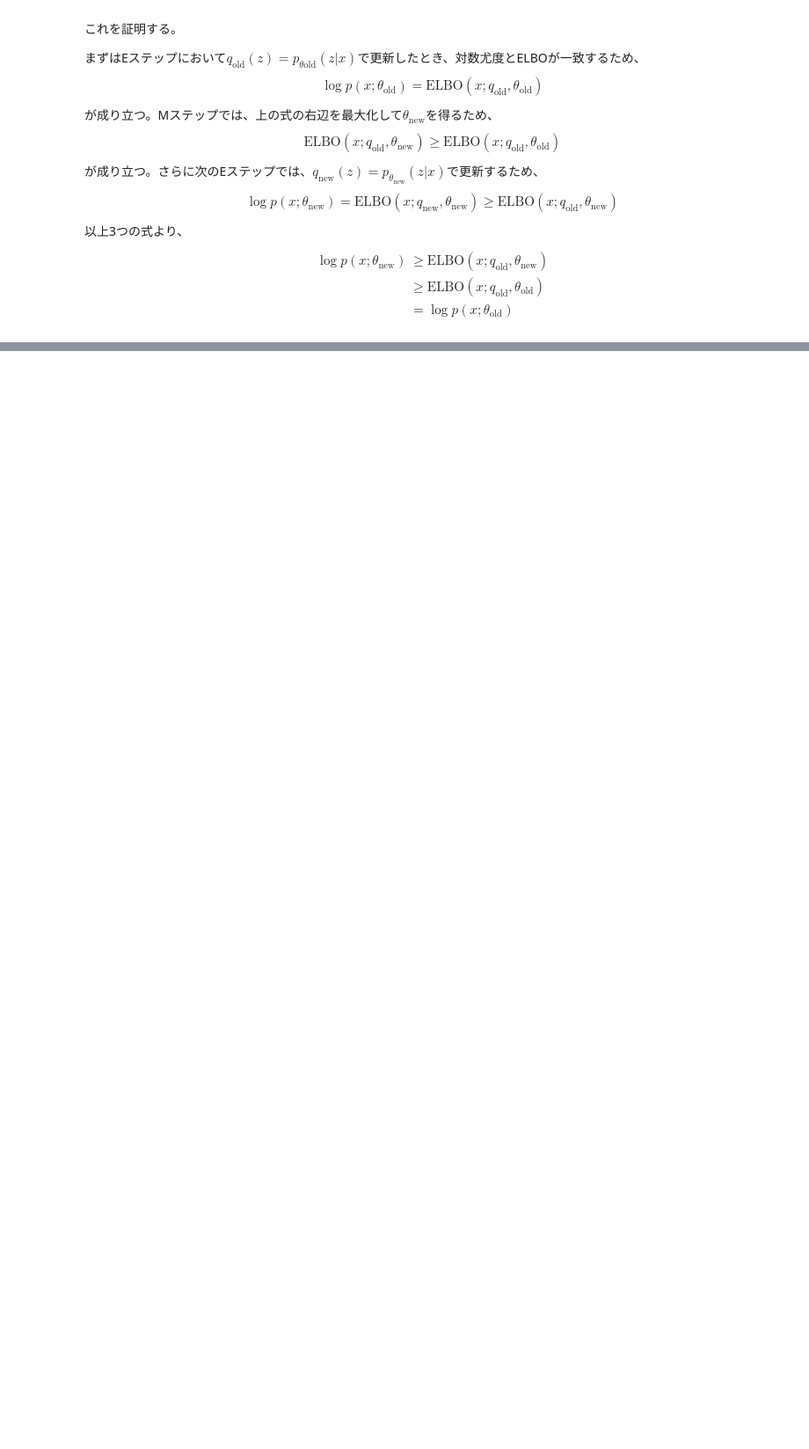
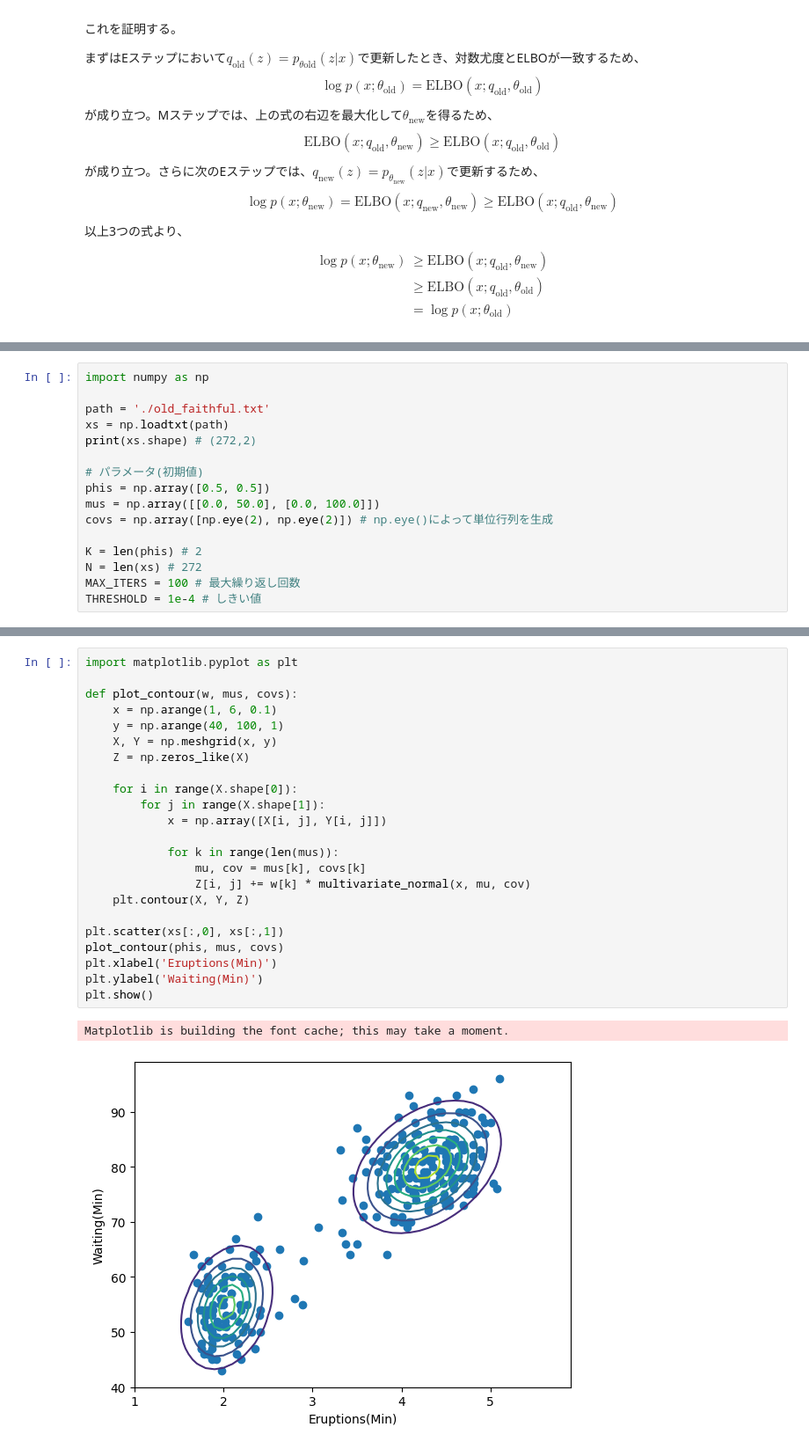
Before and after one commit to msdsm/oreilly-deeplearning-5, a Jupyter notebook: 05/05.ipynb, the cells around one changed output, grey strips where cells are left out. Shown at 88% size. Saved outputs shown, nothing was run; the diff lists cells and outputs as text; blank space fills up the shorter version.

```diff
--- a/05/05.ipynb
+++ b/05/05.ipynb
@@ -220,0 +248,16 @@ $$
+# %%
+import numpy as np
+
+path = './old_faithful.txt'
+xs = np.loadtxt(path)
+print(xs.shape) # (272,2)
+
+# パラメータ(初期値)
+phis = np.array([0.5, 0.5])
+mus = np.array([[0.0, 50.0], [0.0, 100.0]])
+covs = np.array([np.eye(2), np.eye(2)]) # np.eye()によって単位行列を生成
+
+K = len(phis) # 2
+N = len(xs) # 272
+MAX_ITERS = 100 # 最大繰り返し回数
+THRESHOLD = 1e-4 # しきい値
@@ -220,0 +349,26 @@ $$
+# %%
+import matplotlib.pyplot as plt
+
+def plot_contour(w, mus, covs):
+    x = np.arange(1, 6, 0.1)
+    y = np.arange(40, 100, 1)
+    X, Y = np.meshgrid(x, y)
+    Z = np.zeros_like(X)
+
+    for i in range(X.shape[0]):
+        for j in range(X.shape[1]):
+            x = np.array([X[i, j], Y[i, j]])
+
+            for k in range(len(mus)):
+                mu, cov = mus[k], covs[k]
+                Z[i, j] += w[k] * multivariate_normal(x, mu, cov)
+    plt.contour(X, Y, Z)
+
+plt.scatter(xs[:,0], xs[:,1])
+plot_contour(phis, mus, covs)
+plt.xlabel('Eruptions(Min)')
+plt.ylabel('Waiting(Min)')
+plt.show()
+# %% [output]
+Matplotlib is building the font cache; this may take a moment.
+[figure, added]
```
Also changed, not shown: parts of 10 cells of this notebook, 1 other file.
